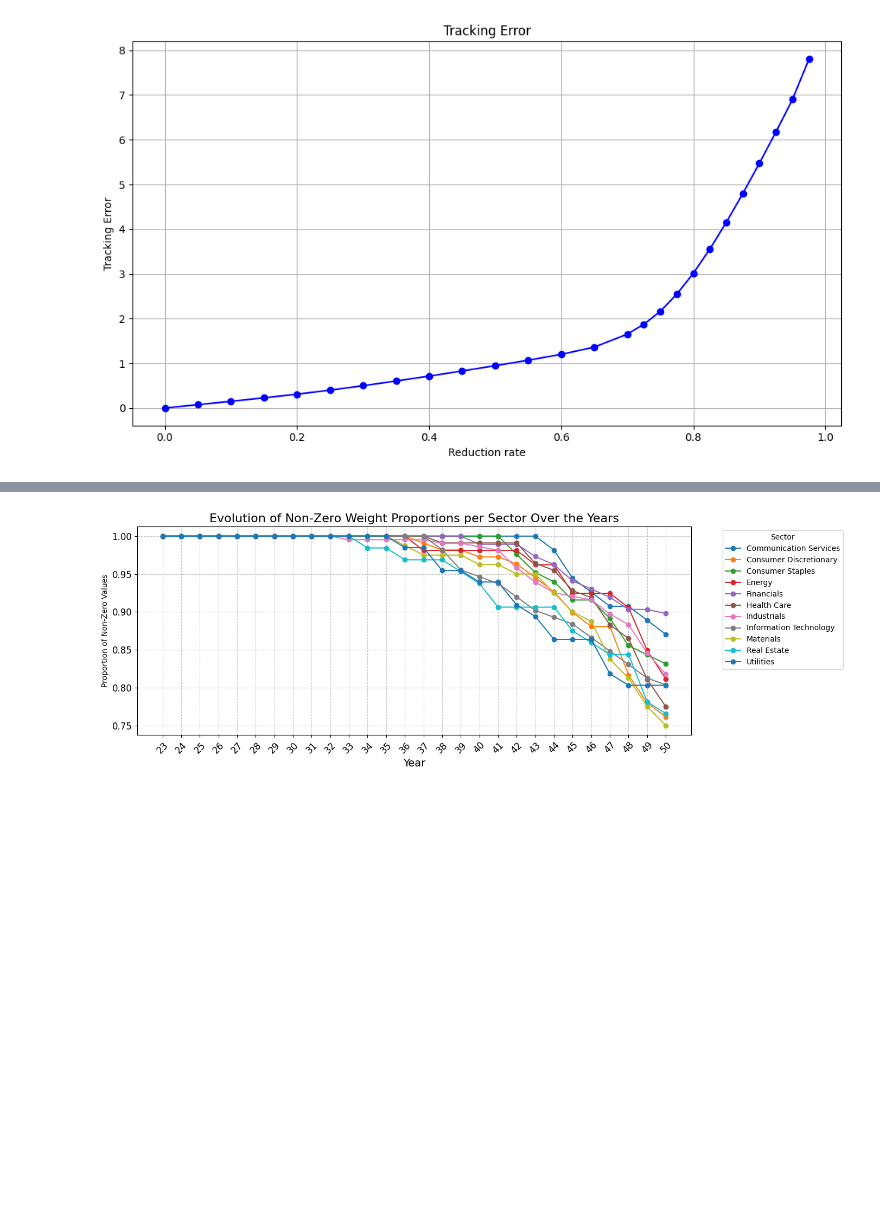
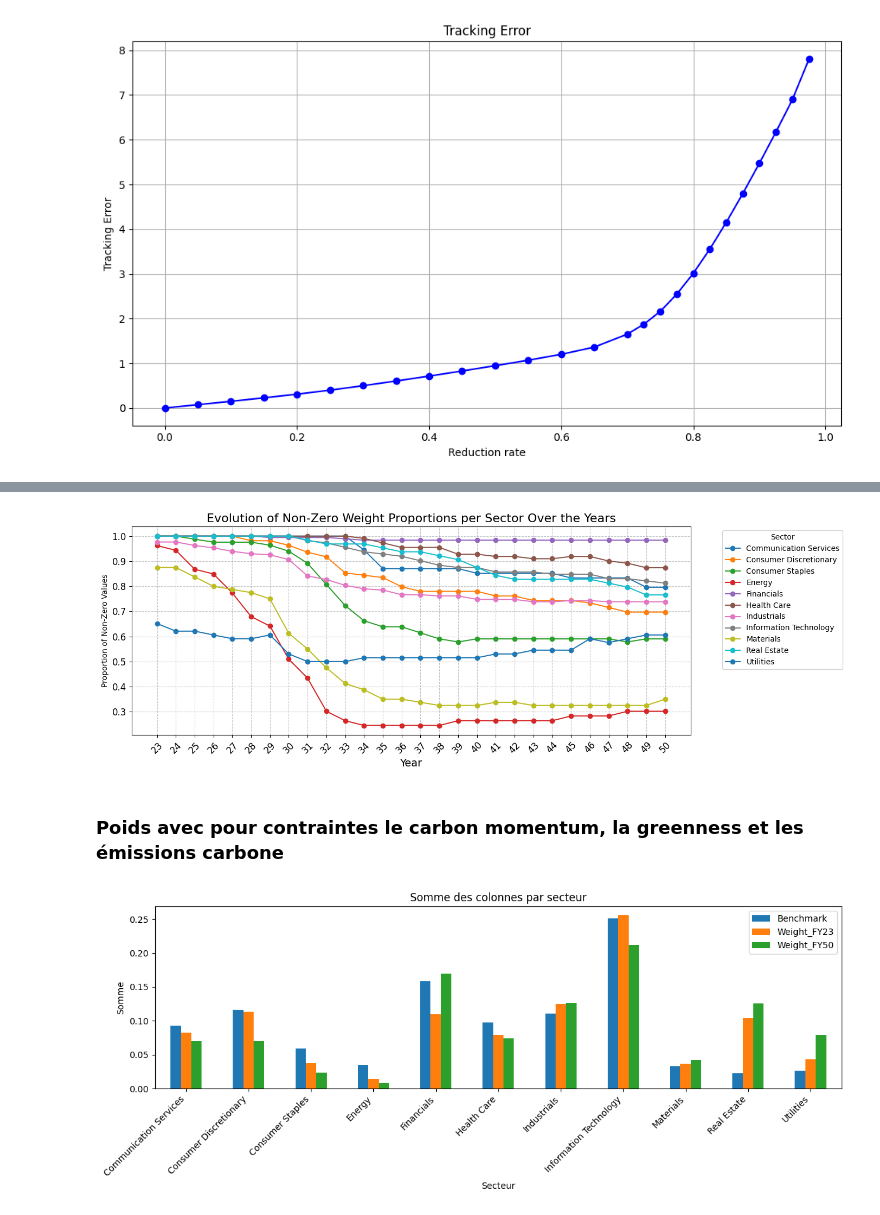
Before and after one commit to MoutetMaxime/net-zero-portfolio, a Jupyter notebook: optimization.ipynb, the cells around one changed output, grey strips where cells are left out. Drawn from its saved outputs; the diff is of its cells as text; code cells hidden in the pictures; blank space fills up the shorter version.

```diff
--- a/optimization.ipynb
+++ b/optimization.ipynb
@@ -389,6 +412,6 @@ plt.show()
 # %%
 # Extraire les colonnes liées aux poids au fil des années
-weight_columns = [col for col in CI.columns if col.startswith('Weight_FY')]
+weight_columns = [col for col in CI.columns if col.startswith('Weight_CE_FY')]
 
 # Ajouter des colonnes "zero_" indiquant si les valeurs sont significativement différentes de zéro
 for i, col in enumerate(weight_columns):
@@ -425,4 +448,25 @@ plt.grid(True, linestyle='--', alpha=0.7)
 plt.tight_layout()
 plt.show()
 # %% [output]
-[figure, old version]
+[figure, new version]
+# %% [markdown]
+### Poids avec pour contraintes le carbon momentum, la greenness et les émissions carbone
+# %%
+CI["benchmark"] = bench
+grouped = CI.groupby("GICS_SECTOR")[[ "benchmark","Weight_G_FY23","Weight_G_FY50"]].sum()
+
+# Tracer l'histogramme
+grouped.plot(
+    kind="bar",
+    figsize=(12, 5),
+    stacked=False,  # Changez en True pour un histogramme empilé
+)
+plt.title("Somme des colonnes par secteur")
+plt.xlabel("Secteur")
+plt.ylabel("Somme")
+plt.xticks(rotation=45, ha="right")  # Rotation des étiquettes pour lisibilité
+plt.legend(["Benchmark","Weight_FY23", "Weight_FY50"], loc="upper right")  # Légende personnalisée
+plt.tight_layout()
+plt.show()
+# %% [output]
+[figure, added]
```
Also changed, not shown: parts of 26 cells of this notebook.
